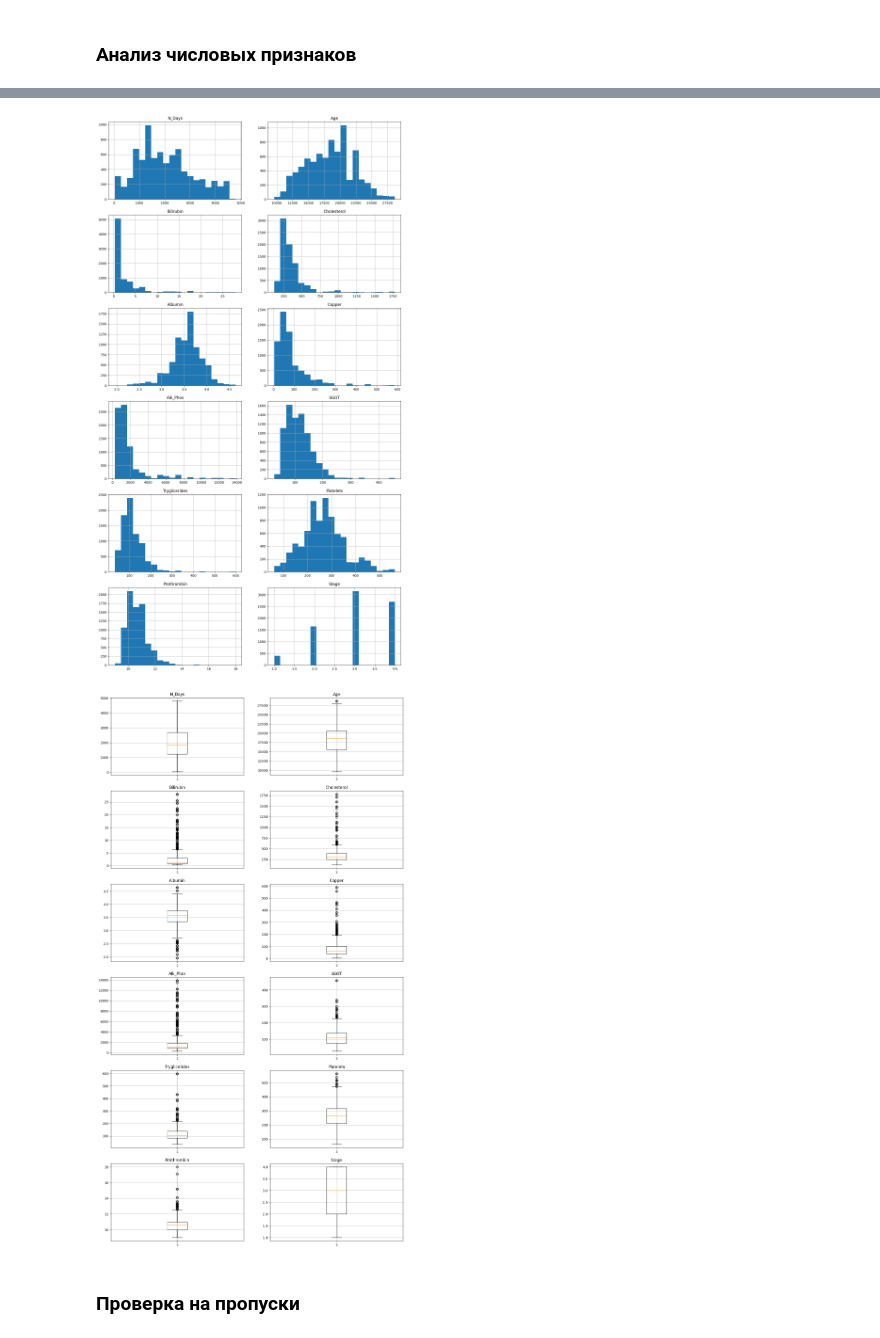
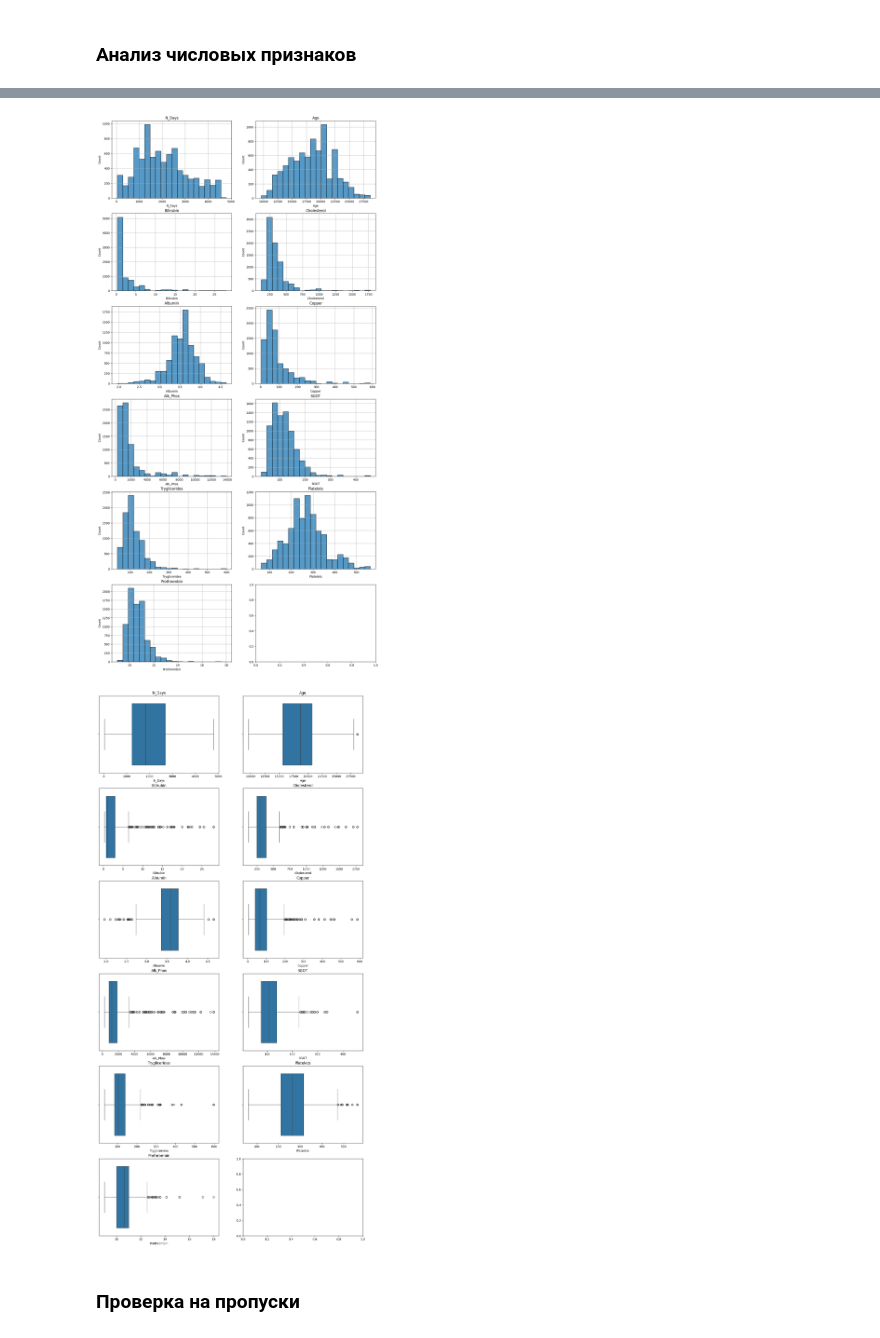
Before and after one commit to horacemtb/cirrhosis-survival-prediction, a Jupyter notebook: notebooks/drafts/eda_valya.ipynb, the cells around one changed output, grey strips where cells are left out. Cells and saved outputs as stored; diff of their text form; code cells hidden in the pictures.

Commit message:
change descriptions and plots

```diff
--- a/notebooks/drafts/eda_valya.ipynb
+++ b/notebooks/drafts/eda_valya.ipynb
@@ -56,7 +56,7 @@ import matplotlib.pyplot as plt
 import numpy as np
 import seaborn as sns
 # %%
-data = pd.read_csv('../data/train.csv')
+data = pd.read_csv('../../data/train.csv')
 # %%
 data.head()
 # %% [output]
@@ -136,0 +164,11 @@ id
+# %%
+num_data = num_data.drop(['Stage'])
+new_cat_data = ['Drug', 'Sex', 'Ascites', 'Hepatomegaly', 'Spiders', 'Edema', 'Stage']
+cat_data = data[new_cat_data].columns
+
+
+print("Категориальные признаки:")
+print(data[cat_data].columns)
+print()
+print("Числовые признаки:")
+print(data[num_data].columns)
@@ -151,24 +197,24 @@ data[num_data].describe()
 # %%
 width = 2
 height = int(np.ceil(len(num_data)/width))
-fig, ax = plt.subplots(nrows=height, ncols=width, figsize=(16,30))
-fig1, ax1 = plt.subplots(nrows=height, ncols=width, figsize=(16,30))
+fig, ax = plt.subplots(nrows=height, ncols=width, figsize=(16,33))
+fig1, ax1 = plt.subplots(nrows=height, ncols=width, figsize=(16,33))
 
 
 for idx, column_name in enumerate(num_data):
     plt.figure(fig)
     plt.subplot(height,width, idx+1)
-    plt.hist(x=data[column_name], bins=20)
+    sns.histplot(data=data, x=column_name, bins=20)
     plt.title(column_name)
     plt.grid()
+
     plt.figure(fig1)
     plt.subplot(height,width, idx+1)
-    plt.boxplot(x=data[column_name])
+    sns.boxplot(x=data[column_name])
     plt.title(column_name)
-    plt.grid()
 # %% [output]
-[figure, old version]
+[figure, new version]
-[figure, old version]
+[figure, new version]
 # %% [markdown]
 ### Проверка на пропуски
 # %%
```
Also changed, not shown: parts of 19 cells of this notebook.
